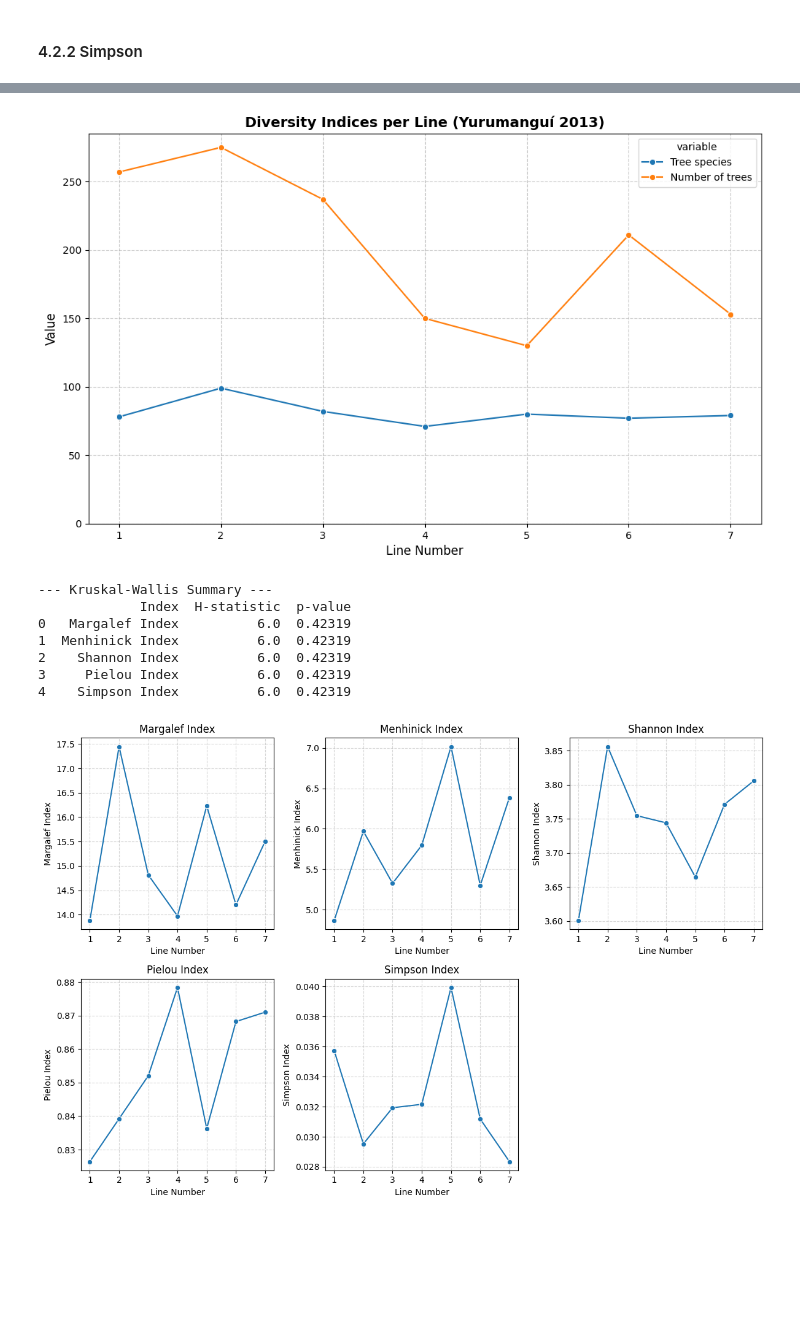
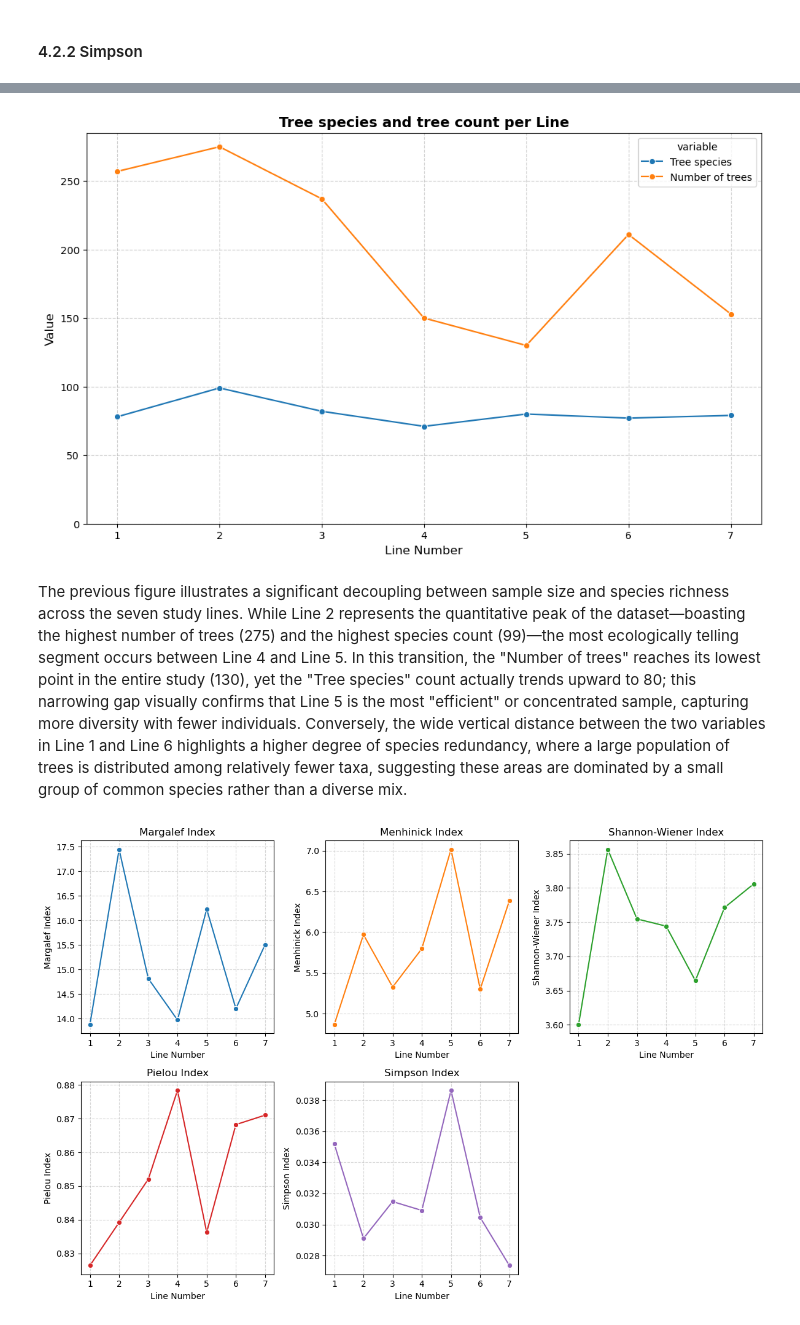
Before and after one commit to miguelif92/IVI-ForstEcol, a Jupyter notebook: notebook/4_diversity.ipynb, the cells around one changed output, grey strips where cells are left out. Drawn from its saved outputs; the diff is of its cells as text; code cells hidden in the pictures; blank space fills up the shorter version.

Commit message:
Diversity notebook ended

```diff
--- a/notebook/4_diversity.ipynb
+++ b/notebook/4_diversity.ipynb
@@ -298,10 +405,11 @@ print(abundance_per_line_per_sp)
 # %%
+# 1. Sum the Shannon Index components per line to get the total Shannon Index
 shannon_index_per_line = (
     abundance_per_line_per_sp.groupby("Line Number", observed=True)["Shannon Index Component"]
     .sum()
     .reset_index(name="Shannon Index")
 )
-
+shannon_index_per_line["Shannon Index"] = -shannon_index_per_line["Shannon Index"]
 print(shannon_index_per_line)
 # %% [output]
   Line Number  Shannon Index
@@ -315,9 +425,11 @@ print(shannon_index_per_line)
 # %%
+# Combine all diversity metrics into a single DataFrame for easier comparison
 lines = species_per_line['Line Number']
 species = species_per_line['Tree species']
 trees = species_per_line['Number of trees']
 margalef = pd.to_numeric(species_per_line['Margalef Index'], errors='coerce')
 menhinick = pd.to_numeric(species_per_line['Menhinick Index'], errors='coerce')
+holdridge = species_per_line['Holdridge Mixing Ratio']
 shannon = shannon_index_per_line['Shannon Index']
 
 div_per_line = pd.DataFrame({
@@ -326,6 +438,7 @@ div_per_line = pd.DataFrame({
     'Number of trees': trees,
     'Margalef Index': margalef,
     'Menhinick Index': menhinick,
+    'Holdridge Mixing Ratio': holdridge,
     'Shannon Index': shannon
 })
 
@@ -379,6 +515,0 @@ $$ D_{S} =\sum_{}^{}\frac{n_{i}(n_{i}-1))}{N(N-1)} $$
-# %%
-abundance_per_line_per_sp["Simpson Index Component"] = (
-    abundance_per_line_per_sp["Relative abundance"] ** 2
-)
-
-print(abundance_per_line_per_sp)
@@ -423,9 +550,10 @@ species = species_per_line['Tree species']
 trees = species_per_line['Number of trees']
 margalef = pd.to_numeric(species_per_line['Margalef Index'], errors='coerce')
 menhinick = pd.to_numeric(species_per_line['Menhinick Index'], errors='coerce')
+holdridge = species_per_line['Holdridge Mixing Ratio']
 shannon = shannon_index_per_line['Shannon Index']
 pielou = pd.to_numeric(div_per_line['Pielou Index'], errors='coerce')
-simpson = simpson_index_per_line['Simpson Index']
+simpson = simpson_summary['Simpson Index (D)']
 
 div_per_line = pd.DataFrame({
     'Line Number': lines,
@@ -433,7 +561,8 @@ div_per_line = pd.DataFrame({
     'Number of trees': trees,
     'Margalef Index': margalef,
     'Menhinick Index': menhinick,
-    'Shannon Index': shannon,
+    'Holdridge Mixing Ratio': holdridge,
+    'Shannon-Wiener Index': shannon,
     'Pielou Index': pielou,
     'Simpson Index': simpson,
 })
@@ -462,71 +591,46 @@ print(div_per_line)
 # %%
 plt.figure(figsize=(12, 7))
 sns.lineplot(data=div_per_line.melt(id_vars='Line Number', value_vars=[ "Tree species", "Number of trees"]), x='Line Number', y='value', hue='variable', marker='o')
-plt.title("Diversity Indices per Line (Yurumanguí 2013)", fontsize=14, fontweight='bold')
+plt.title("Tree species and tree count per Line", fontsize=14, fontweight='bold')
 plt.xlabel("Line Number", fontsize=12)
 plt.ylabel("Value", fontsize=12)
 plt.ylim(bottom=0)
 plt.grid(True, linestyle='--', alpha=0.6)
 plt.show()
 # %% [output]
-[figure, old version]
+[figure, new version]
+# %% [markdown]
+The previous figure illustrates a significant decoupling between sample size and species richness across the seven study lines. While Line 2 represents the quantitative peak of the dataset—boasting the highest number of trees (275) and the highest species count (99)—the most ecologically telling segment occurs between Line 4 and Line 5. In this transition, the "Number of trees" reaches its lowest point in the entire study (130), yet the "Tree species" count actually trends upward to 80; this narrowing gap visually confirms that Line 5 is the most "efficient" or concentrated sample, capturing more diversity with fewer individuals. Conversely, the wide vertical distance between the two variables in Line 1 and Line 6 highlights a higher degree of species redundancy, where a large population of trees is distributed among relatively fewer taxa, suggesting these areas are dominated by a small group of common species rather than a diverse mix.
 # %%
 # Note: Based on your image, I'll assume 'Line Number' refers to your different forest sites/types.
 # Ensure you have multiple rows (samples) for each site to make the test valid.
+indices = ['Margalef Index', 'Menhinick Index', 'Shannon-Wiener Index', 'Pielou Index', 'Simpson Index']
+
 div_dict = {
-    'Margalef': '#1f77b4',   # Blue
-    'Menhinick': '#ff7f0e',  # Orange
-    'Shannon': '#2ca02c',    # Green
-    'Pielou': '#d62728',     # Red
-    'Simpson': '#9467bd',    # Purple
+    'Margalef Index': '#1f77b4',   # Blue
+    'Menhinick Index': '#ff7f0e',  # Orange
+    'Shannon-Wiener Index': '#2ca02c',    # Green
+    'Pielou Index': '#d62728',     # Red
+    'Simpson Index': '#9467bd',    # Purple
 }
 
-indices = [
-    'Margalef Index', 'Menhinick Index',
-    'Shannon Index', 'Pielou Index', 'Simpson Index'
-]
-
-# 2. Run Kruskal-Wallis for each Index
 results = []
-
 for idx in indices:
     # We group by 'Line Number' and create a list of data arrays for each group
     groups = [group[idx].values for name, group in div_per_line.groupby('Line Number')]
 
-    # Kruskal-Wallis Test
-    stat, p = kruskal(*groups)
 
-    results.append({'Index': idx, 'H-statistic': stat, 'p-value': p})
-
-    # 3. Post-hoc Analysis (Dunn's Test) if significant
-    if p < 0.05:
-        print(f"\n Significant differences found in {idx} (p={p:.4f})")
-        posthoc = sp.posthoc_dunn(df, val_col=idx, group_col='Line Number', p_adjust='bonferroni')
-        print(posthoc)
-
-# Display Summary
-results_df = pd.DataFrame(results)
-print("\n--- Kruskal-Wallis Summary ---")
-print(results_df)
-
-# 4. Visualization
+# 2. Visualization
 plt.figure(figsize=(12, 8))
 for i, idx in enumerate(indices, 1):
     plt.subplot(2, 3, i)
-    sns.lineplot(x='Line Number', y=idx, data=div_per_line, palette=div_dict, marker='o')
+    sns.lineplot(x='Line Number', y=idx, data=div_per_line, color=div_dict[idx], marker='o')
     plt.title(idx)
     plt.xticks()
     plt.grid(True, linestyle='--', alpha=0.5)
 
 
 plt.tight_layout()
 plt.show()
 # %% [output]
---- Kruskal-Wallis Summary ---
-             Index  H-statistic  p-value
-0   Margalef Index          6.0  0.42319
-1  Menhinick Index          6.0  0.42319
-2    Shannon Index          6.0  0.42319
-3     Pielou Index          6.0  0.42319
-4    Simpson Index          6.0  0.42319
-[figure, old version]
+[figure, new version]
```
Also changed, not shown: parts of 40 cells of this notebook, 1 other file.
